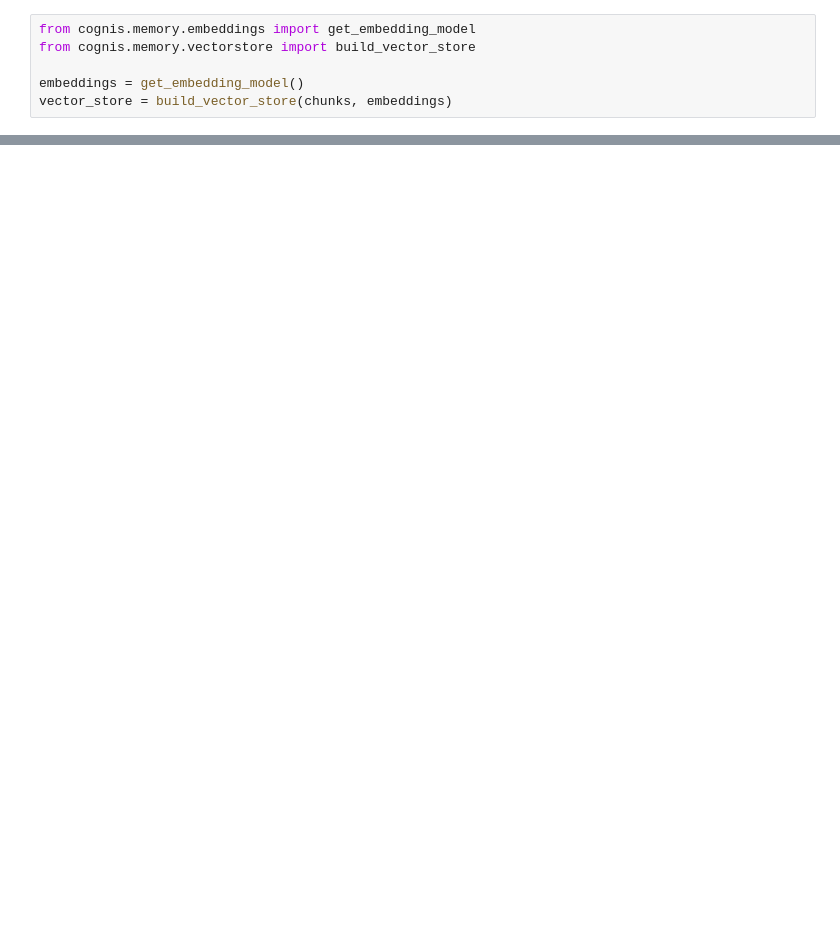
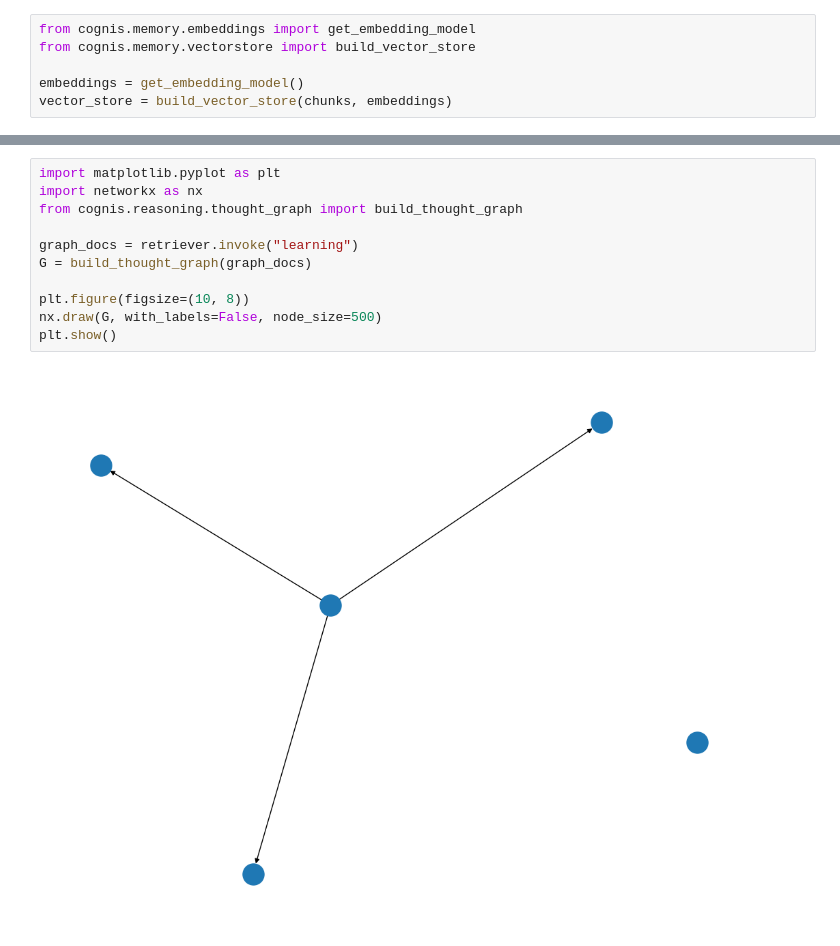
Before and after one commit to jay7-tech/cognis, a Jupyter notebook: notebooks/01_ingestion.ipynb, the cells around one changed output, grey strips where cells are left out. Cells and saved outputs as stored; diff of their text form; blank space fills up the shorter version.

```diff
--- a/notebooks/01_ingestion.ipynb
+++ b/notebooks/01_ingestion.ipynb
@@ -64,0 +141,13 @@ meta
+# %%
+import matplotlib.pyplot as plt
+import networkx as nx
+from cognis.reasoning.thought_graph import build_thought_graph
+
+graph_docs = retriever.invoke("learning")
+G = build_thought_graph(graph_docs)
+
+plt.figure(figsize=(10, 8))
+nx.draw(G, with_labels=False, node_size=500)
+plt.show()
+# %% [output]
+[figure, added]
```
Also changed, not shown: parts of 12 cells of this notebook, 4 other files.
